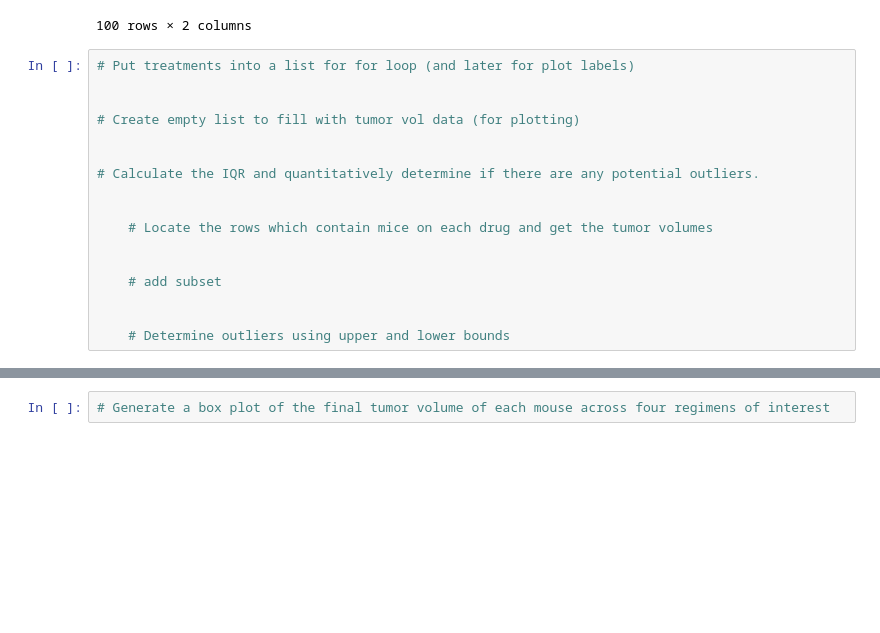
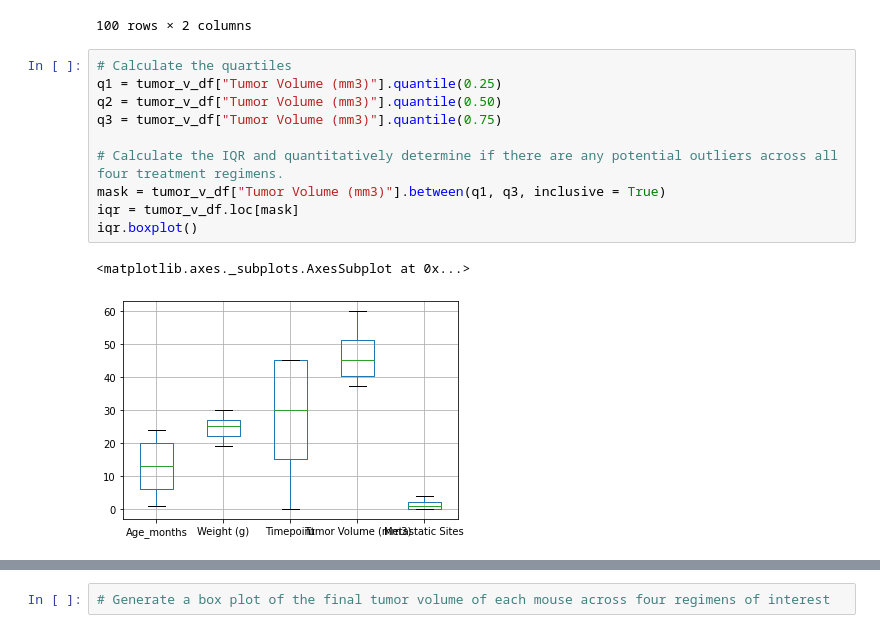
Before and after one commit to engeljason/matplotlib_playground, a Jupyter notebook: Pymaceuticals/pymaceuticals.ipynb, the cells around one changed output, grey strips where cells are left out. Saved outputs shown, nothing was run; the diff lists cells and outputs as text; blank space fills up the shorter version.

```diff
--- a/Pymaceuticals/pymaceuticals.ipynb
+++ b/Pymaceuticals/pymaceuticals.ipynb
@@ -131,20 +131,16 @@ tumor_v_df.set_index(["Drug Regimen", "Mouse ID"]).loc[:,["Timepoint", "Tumor Vo
 |  | y449 | 15 | 44.183451 |
 |  | z578 | 45 | 30.638696 |
 100 rows × 2 columns
-# %%
-# Put treatments into a list for for loop (and later for plot labels)
-
-
-# Create empty list to fill with tumor vol data (for plotting)
-
-
-# Calculate the IQR and quantitatively determine if there are any potential outliers.
-
-
-    # Locate the rows which contain mice on each drug and get the tumor volumes
-
-
-    # add subset
-
-
-    # Determine outliers using upper and lower bounds
+# %%
+# Calculate the quartiles
+q1 = tumor_v_df["Tumor Volume (mm3)"].quantile(0.25)
+q2 = tumor_v_df["Tumor Volume (mm3)"].quantile(0.50)
+q3 = tumor_v_df["Tumor Volume (mm3)"].quantile(0.75)
+
+# Calculate the IQR and quantitatively determine if there are any potential outliers across all four treatment regimens.
+mask = tumor_v_df["Tumor Volume (mm3)"].between(q1, q3, inclusive = True)
+iqr = tumor_v_df.loc[mask]
+iqr.boxplot()
+# %% [output]
+<matplotlib.axes._subplots.AxesSubplot at 0x...>
+[figure, added]
```
Also changed, not shown: parts of 1 cell of this notebook.
